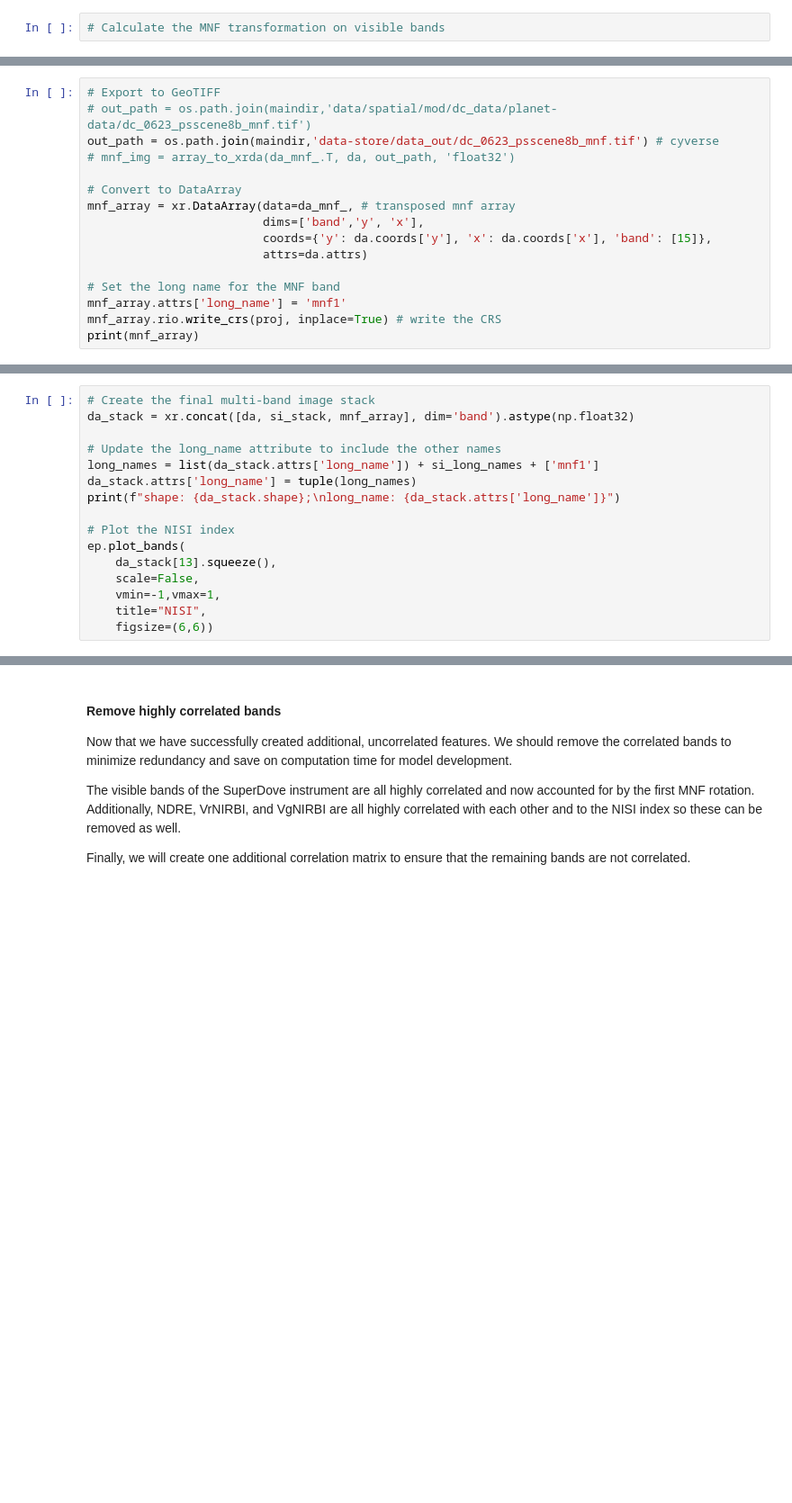
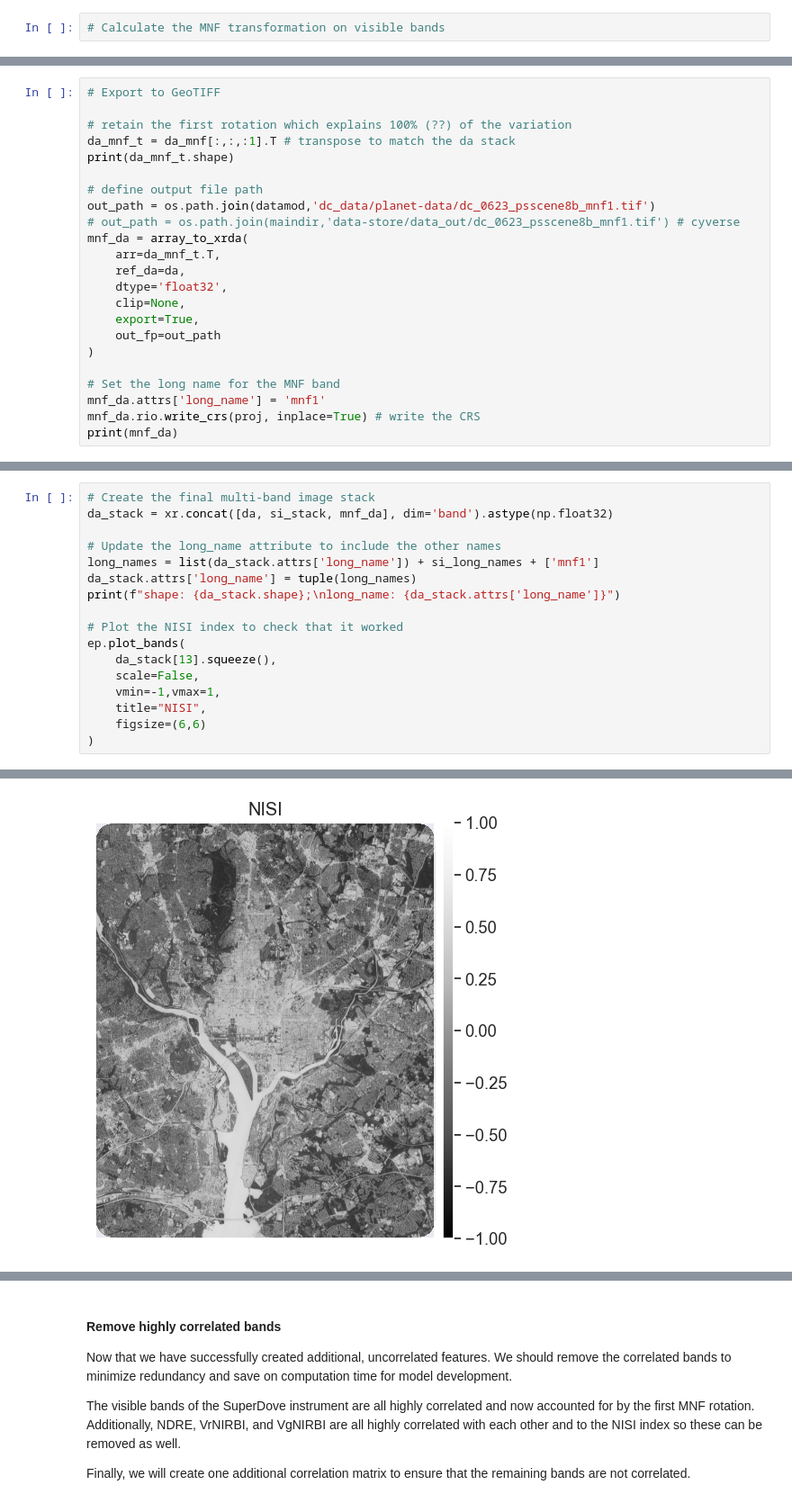
Before and after one commit to maxwellCcook/rooftop-mapping, a Jupyter notebook: code/00psscene-prep-DC.ipynb, the cells around one changed output, grey strips where cells are left out. Shown at 90% size. Drawn from its saved outputs; the diff is of its cells as text; blank space fills up the shorter version.

```diff
--- a/code/00psscene-prep-DC.ipynb
+++ b/code/00psscene-prep-DC.ipynb
@@ -214,16 +285,23 @@ print(da_mnf_.shape)
 # %%
 # Export to GeoTIFF
-# out_path = os.path.join(maindir,'data/spatial/mod/dc_data/planet-data/dc_0623_psscene8b_mnf.tif')
-out_path = os.path.join(maindir,'data-store/data_out/dc_0623_psscene8b_mnf.tif') # cyverse
-# mnf_img = array_to_xrda(da_mnf_.T, da, out_path, 'float32')
 
-# Convert to DataArray
-mnf_array = xr.DataArray(data=da_mnf_, # transposed mnf array
-                         dims=['band','y', 'x'],
-                         coords={'y': da.coords['y'], 'x': da.coords['x'], 'band': [15]},
-                         attrs=da.attrs)
+# retain the first rotation which explains 100% (??) of the variation
+da_mnf_t = da_mnf[:,:,:1].T # transpose to match the da stack
+print(da_mnf_t.shape)
+
+# define output file path
+out_path = os.path.join(datamod,'dc_data/planet-data/dc_0623_psscene8b_mnf1.tif')
+# out_path = os.path.join(maindir,'data-store/data_out/dc_0623_psscene8b_mnf1.tif') # cyverse
+mnf_da = array_to_xrda(
+    arr=da_mnf_t.T,
+    ref_da=da,
+    dtype='float32',
+    clip=None,
+    export=True,
+    out_fp=out_path
+)
 
 # Set the long name for the MNF band
-mnf_array.attrs['long_name'] = 'mnf1'
-mnf_array.rio.write_crs(proj, inplace=True) # write the CRS
-print(mnf_array)
+mnf_da.attrs['long_name'] = 'mnf1'
+mnf_da.rio.write_crs(proj, inplace=True) # write the CRS
+print(mnf_da)
@@ -232,16 +326,18 @@ print(mnf_array)
 # %%
 # Create the final multi-band image stack
-da_stack = xr.concat([da, si_stack, mnf_array], dim='band').astype(np.float32)
+da_stack = xr.concat([da, si_stack, mnf_da], dim='band').astype(np.float32)
 
 # Update the long_name attribute to include the other names
 long_names = list(da_stack.attrs['long_name']) + si_long_names + ['mnf1']
 da_stack.attrs['long_name'] = tuple(long_names)
 print(f"shape: {da_stack.shape};\nlong_name: {da_stack.attrs['long_name']}")
 
-# Plot the NISI index
+# Plot the NISI index to check that it worked
 ep.plot_bands(
     da_stack[13].squeeze(),
     scale=False,
     vmin=-1,vmax=1,
     title="NISI",
-    figsize=(6,6))
+    figsize=(6,6)
+)
+# %% [output]
@@ -247,0 +346 @@ ep.plot_bands(
+[figure, added]
```
Also changed, not shown: parts of 21 cells of this notebook, 9 other files.
